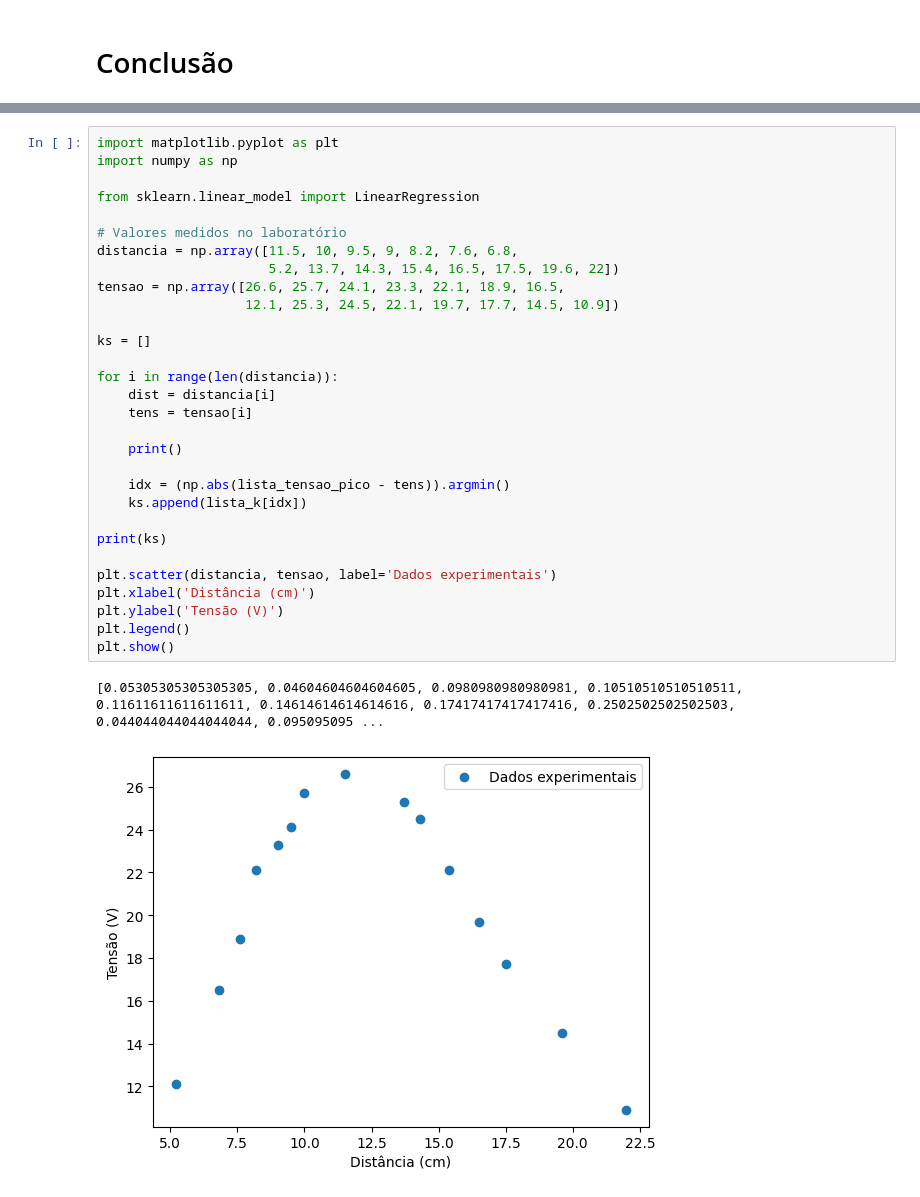
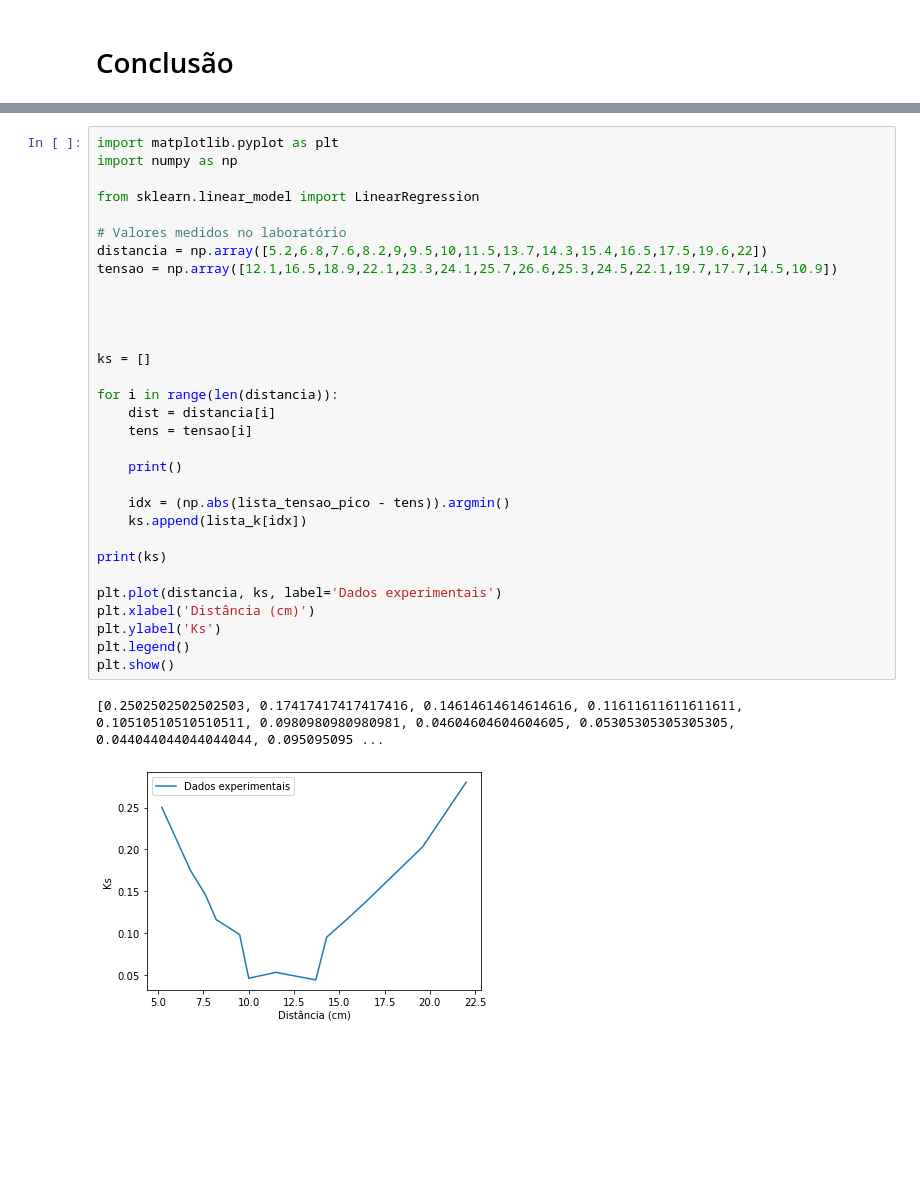
Before and after one commit to pedrofracassi/insper-eletromag-projeto, a Jupyter notebook: Etapa1.ipynb, the cells around one changed output, grey strips where cells are left out. Saved outputs shown, nothing was run; the diff lists cells and outputs as text; blank space fills up the shorter version.

```diff
--- a/Etapa1.ipynb
+++ b/Etapa1.ipynb
@@ -391,33 +382,34 @@ freq_r 20000
 # %%
 import matplotlib.pyplot as plt
 import numpy as np
 
 from sklearn.linear_model import LinearRegression
 
 # Valores medidos no laboratório
-distancia = np.array([11.5, 10, 9.5, 9, 8.2, 7.6, 6.8,
-                      5.2, 13.7, 14.3, 15.4, 16.5, 17.5, 19.6, 22])
-tensao = np.array([26.6, 25.7, 24.1, 23.3, 22.1, 18.9, 16.5,
-                   12.1, 25.3, 24.5, 22.1, 19.7, 17.7, 14.5, 10.9])
+distancia = np.array([5.2,6.8,7.6,8.2,9,9.5,10,11.5,13.7,14.3,15.4,16.5,17.5,19.6,22])
+tensao = np.array([12.1,16.5,18.9,22.1,23.3,24.1,25.7,26.6,25.3,24.5,22.1,19.7,17.7,14.5,10.9])
+
+
+
 
 ks = []
 
 for i in range(len(distancia)):
     dist = distancia[i]
     tens = tensao[i]
 
     print()
 
     idx = (np.abs(lista_tensao_pico - tens)).argmin()
     ks.append(lista_k[idx])
 
 print(ks)
 
-plt.scatter(distancia, tensao, label='Dados experimentais')
+plt.plot(distancia, ks, label='Dados experimentais')
 plt.xlabel('Distância (cm)')
-plt.ylabel('Tensão (V)')
+plt.ylabel('Ks')
 plt.legend()
 plt.show()
 # %% [output]
-[0.05305305305305305, 0.04604604604604605, 0.0980980980980981, 0.10510510510510511, 0.11611611611611611, 0.14614614614614616, 0.17417417417417416, 0.2502502502502503, 0.044044044044044044, 0.095095095 ...
+[0.2502502502502503, 0.17417417417417416, 0.14614614614614616, 0.11611611611611611, 0.10510510510510511, 0.0980980980980981, 0.04604604604604605, 0.05305305305305305, 0.044044044044044044, 0.095095095 ...
-[figure, old version]
+[figure, new version]
```
Also changed, not shown: parts of 8 cells of this notebook.
